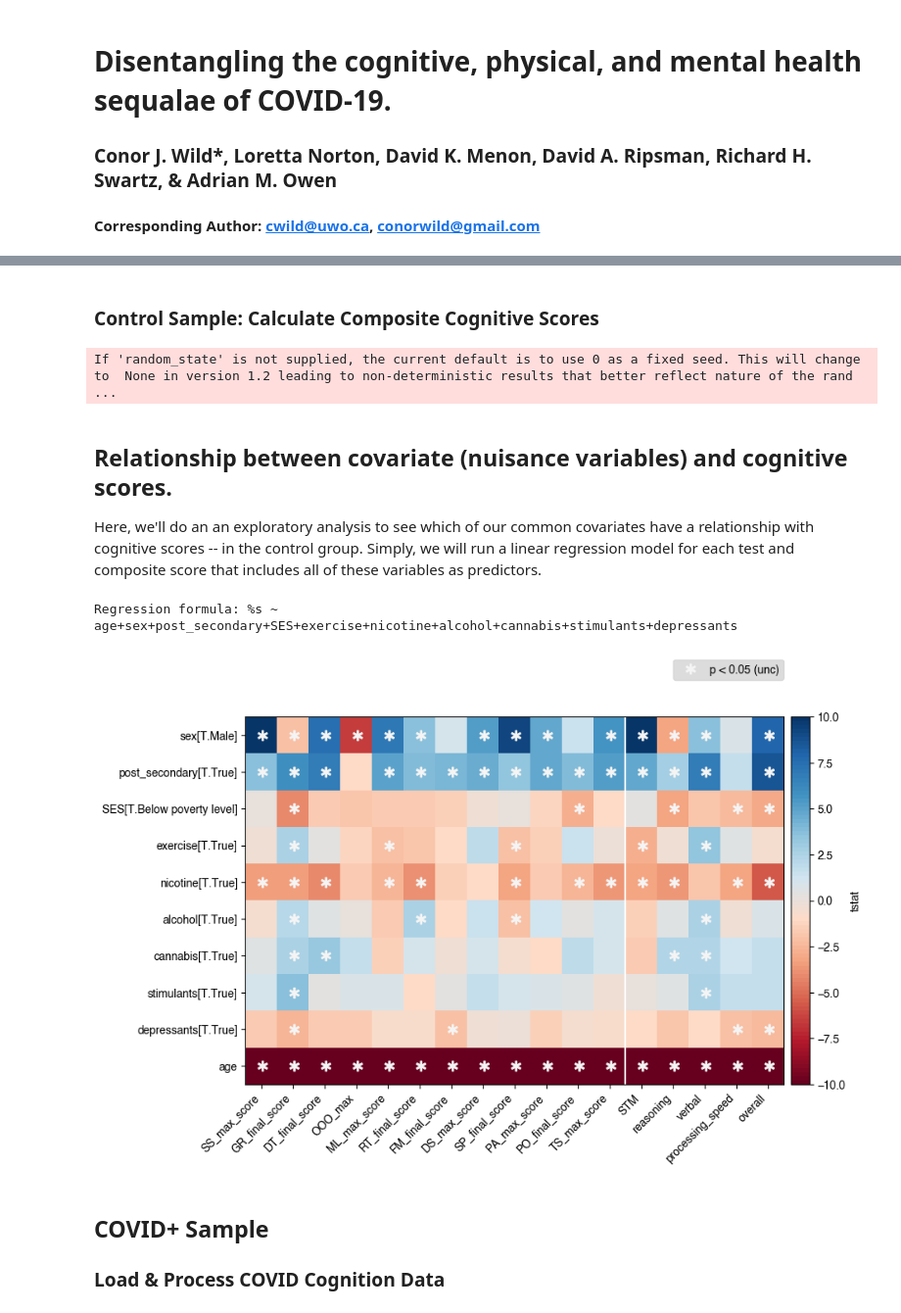
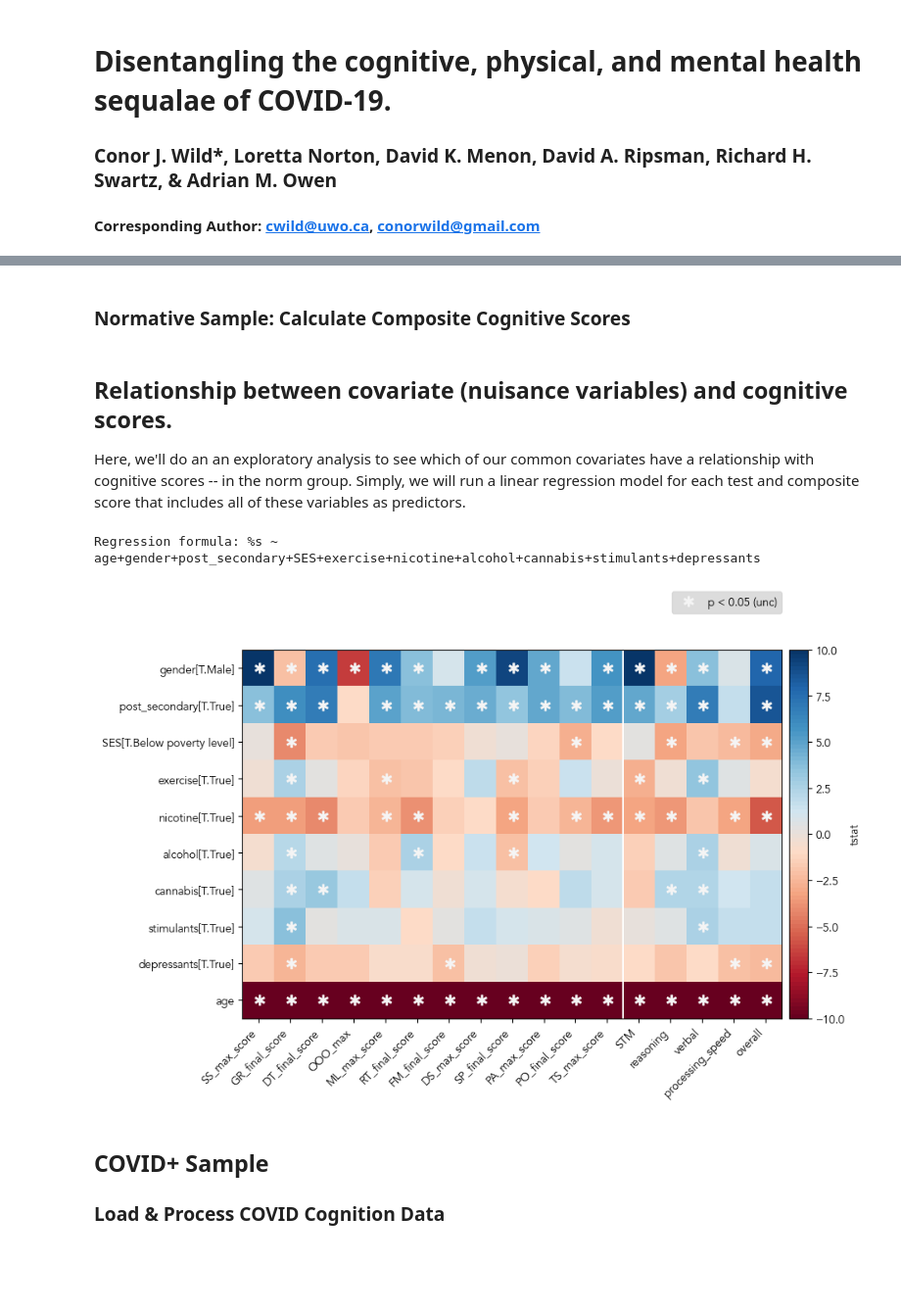
Before and after one commit to TheOwenLab/2021-Wild-et-al-COVID-Cognition, a Jupyter notebook: covid_cognition.ipynb, the cells around one changed output, grey strips where cells are left out. Shown at 98% size. Drawn from its saved outputs; the diff is of its cells as text; code cells hidden in the pictures; blank space fills up the shorter version.

```diff
--- a/covid_cognition.ipynb
+++ b/covid_cognition.ipynb
@@ -228,63 +227,61 @@ If 'random_state' is not supplied, the current default is to use 0 as a fixed se
 | eigenvalues | NaN | NaN | 3.7582 | 1.0579 | 0.9756 |
 | % variance | NaN | NaN | 18.4827 | 17.6909 | 12.0913 |
 # %% [markdown]
- ### Control Sample: Calculate Composite Cognitive Scores
+ ### Normative Sample: Calculate Composite Cognitive Scores
 # %%
 # Calculates the 3 cognitive domain scores from the fitted PCA model
-Zctrl[domains] = pca_dmn_ctrl.transform(Zctrl[df_])
+Znorm[domains] = pca_dmn_norm.transform(Znorm[df_])
 
 # Measure of processing speed: take the 1st Principal Component across
 # timing-related features (the list of tf_), derived from ctrl group data.
-pca_spd_ctrl = FactorAnalyzer(
+pca_spd_norm = FactorAnalyzer(
 	method='principal',
 	n_factors=1,
-	rotation=None).fit(Zctrl[tf_])
+	rotation=None).fit(Znorm[tf_])
 
 # Force it to go the right away around, so higher scores are better
-if pca_spd_ctrl.loadings_.mean() > 0:
-	pca_spd_ctrl.loadings_ *= -1
+if pca_spd_norm.loadings_.mean() > 0:
+	pca_spd_norm.loadings_ *= -1
 
-Zctrl['processing_speed'] = pca_spd_ctrl.transform(Zctrl[tf_])
+Znorm['processing_speed'] = pca_spd_norm.transform(Znorm[tf_])
 
 # Overall measure across CBS battery: the average of all 12 task z-scores,
 # then rescale to have M = 0.0, SD = 1.0
-Zctrl['overall'] = Zctrl[df_].mean(axis=1)
-overall_tfm = StandardScaler(with_mean=True, with_std=True).fit(Zctrl[['overall']])
-Zctrl['overall'] = overall_tfm.transform(Zctrl[['overall']])
+Znorm['overall'] = Znorm[df_].mean(axis=1)
+overall_tfm = StandardScaler(with_mean=True, with_std=True).fit(Znorm[['overall']])
+Znorm['overall'] = overall_tfm.transform(Znorm[['overall']])
 
 comp_scores = cbs.DOMAIN_NAMES+['processing_speed', 'overall']
 test_scores = df_
 
 Yvar = test_scores+comp_scores
-# %% [output]
-If 'random_state' is not supplied, the current default is to use 0 as a fixed seed. This will change to  None in version 1.2 leading to non-deterministic results that better reflect nature of the rand ...
 # %% [markdown]
  ## Relationship between covariate (nuisance variables) and cognitive scores.
  Here, we'll do an an exploratory analysis to see which of our common
- covariates have a relationship with cognitive scores -- in the control group.
+ covariates have a relationship with cognitive scores -- in the norm group.
  Simply, we will run a linear regression model for each test and composite
  score that includes all of these variables as predictors.
 # %%
-# Temporary duplication of the control dataset, because we modify the age
+# Temporary duplication of the norm dataset, because we modify the age
 # mean-centre the age variable for this exploratory analysis.
-Zctrl_ = Zctrl.copy()
-Zctrl_.age -= Zctrl_.age.mean()
+Znorm_ = Znorm.copy()
+Znorm_.age -= Znorm_.age.mean()
 
 covar_model = ws.build_model_expression(Xcovar)
 print(f"Regression formula: {covar_model}")
 
 # Run the linear regression models - this does one for each variable specified
 # in Yvar, which is a list of all test and composite scores.
-r, _ = ws.regression_analyses(covar_model, Yvar, Zctrl_)
+r, _ = ws.regression_analyses(covar_model, Yvar, Znorm_)
 
 # Generate a summary figure to show significant (p < 0.05, uncorrected)
 # relationships between covariates and cognitive scores (just exploratory)
 f = wp.create_stats_figure(
 	r.drop('Intercept', level='contrast', axis=0),
 	'tstat', 'p', stat_range=[-10, 10], diverging=5, vertline=5)
 # %% [output]
-Regression formula: %s ~ age+sex+post_secondary+SES+exercise+nicotine+alcohol+cannabis+stimulants+depressants
+Regression formula: %s ~ age+gender+post_secondary+SES+exercise+nicotine+alcohol+cannabis+stimulants+depressants
-[figure, old version]
+[figure, new version]
 # %%
 # Estimate and save the betas so we can correct the COVID+ data for the same
 # variables. Note that we model age using linear+quadratic terms.
```
Also changed, not shown: parts of 41 cells of this notebook, 1 other file.
